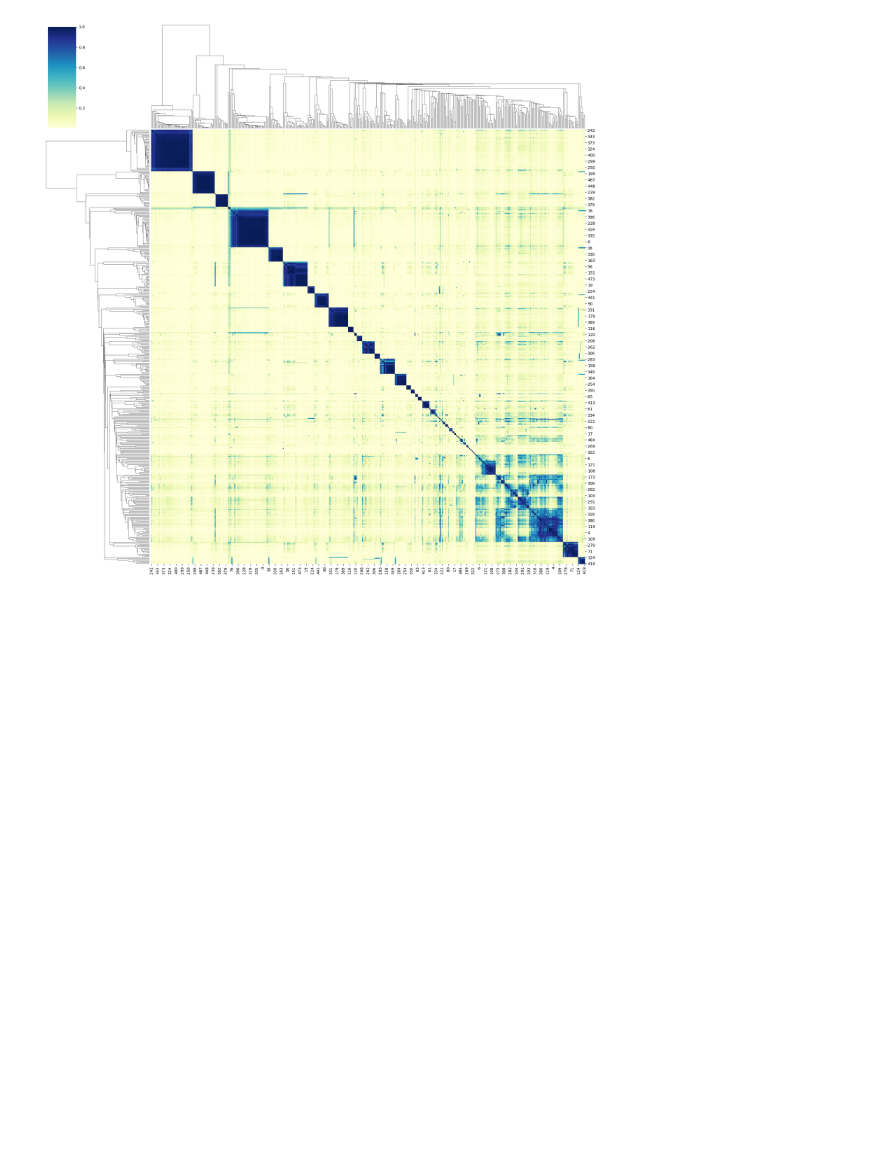
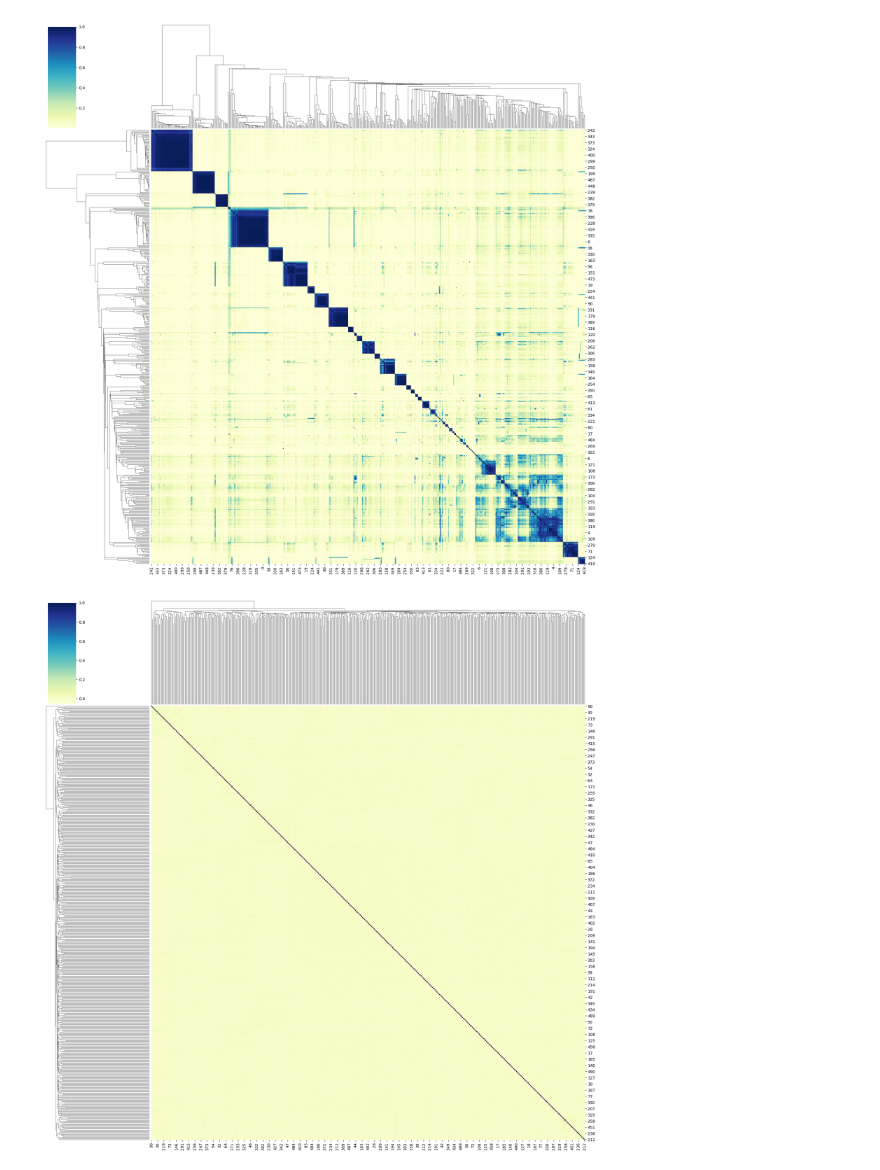
Before and after one commit to Syrinechen/Myeloma-project-draft, a Jupyter notebook: correlations.ipynb, the cells around one changed output. Saved outputs shown, nothing was run; the diff lists cells and outputs as text; code cells hidden in the pictures; blank space fills up the shorter version.

```diff
--- a/correlations.ipynb
+++ b/correlations.ipynb
@@ -14,0 +18,3 @@ X,y=process_data.split_x_y(data)
+# %%
+data_normalized0=process_data.normalize_data(data,0)
+X_nomalized0=process_data.split_x_y(data_normalized0)[0]
@@ -34,6 +90,19 @@ cl=sns.clustermap(CorrPatients, row_linkage=row_linkage,col_linkage=col_linkage,
 cl.savefig('CorrelationClusteringEuclidean.pdf')
 # %% [output]
 [figure]
+# %%
+from scipy.spatial import distance
+from scipy.cluster import hierarchy
+
+row_linkage = hierarchy.linkage(
+    distance.pdist(CorrPatients_normalized0), method='complete')
+col_linkage = hierarchy.linkage(
+    distance.pdist(CorrPatients_normalized0.T), method='complete')
+
+cl=sns.clustermap(CorrPatients_normalized0, row_linkage=row_linkage,col_linkage=col_linkage,figsize=(20, 20), cmap="YlGnBu")
+cl.savefig('CorrelationClusteringEuclidean.pdf')
+# %% [output]
+[figure, added]
 # %%
 from scipy.spatial import distance
 from scipy.cluster import hierarchy
```
Also changed, not shown: parts of 37 cells of this notebook, 1 other file.
